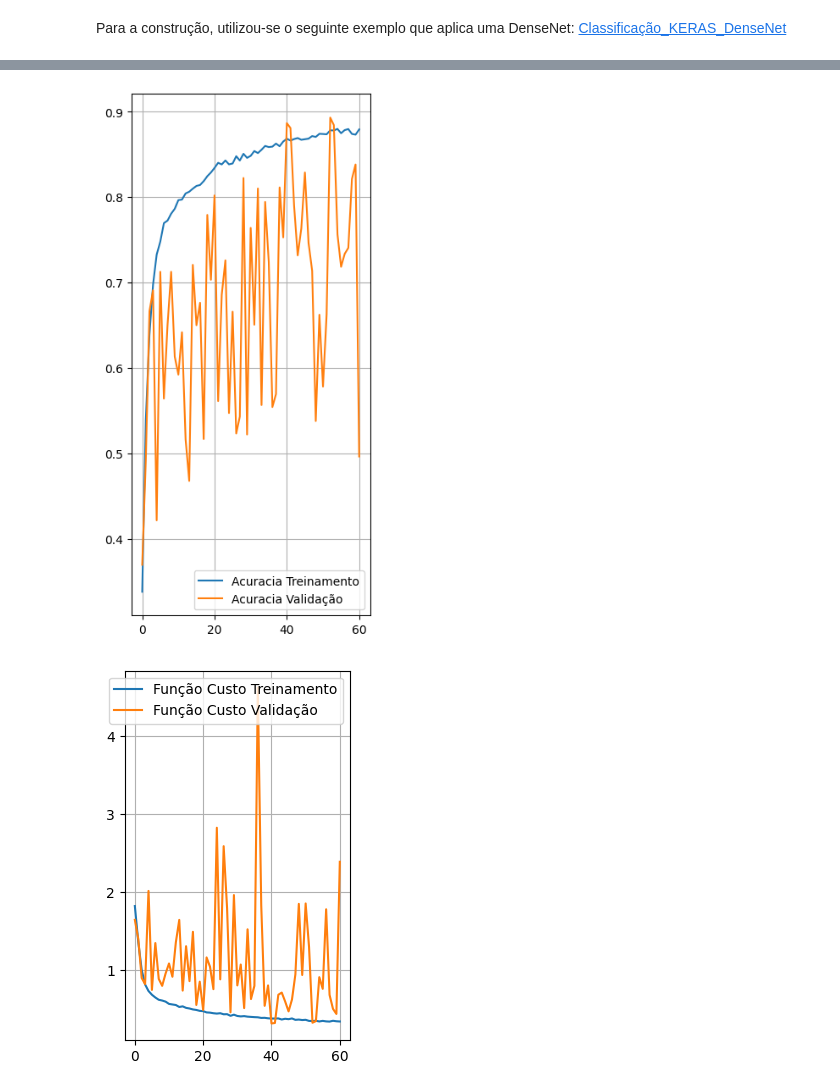
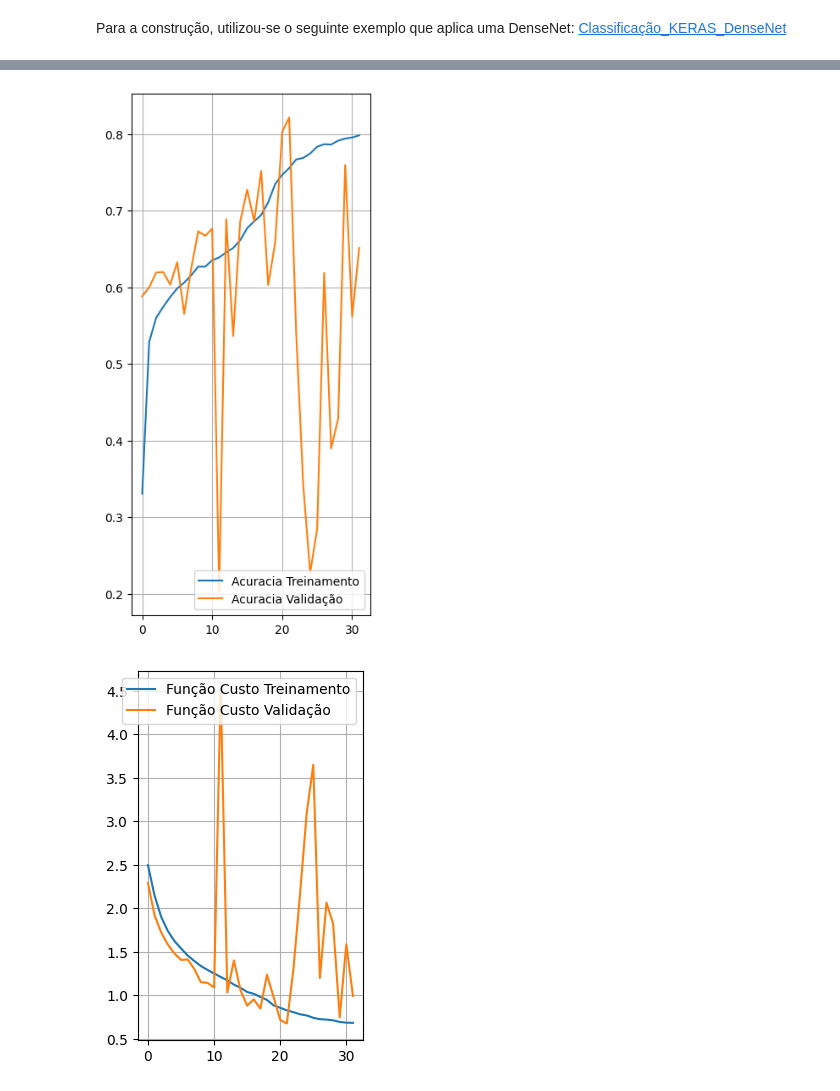
Before and after one commit to Jitesh193/IA048, a Jupyter notebook: EFC3/efc3_parte3_175867.ipynb, the cells around one changed output, grey strips where cells are left out. Saved outputs shown, nothing was run; the diff lists cells and outputs as text; code cells hidden in the pictures.

```diff
--- a/EFC3/efc3_parte3_175867.ipynb
+++ b/EFC3/efc3_parte3_175867.ipynb
@@ -87,7 +87,7 @@ def transition(inputs, num_filters, compression_factor, dropout_rate):
     x = tf.keras.layers.Activation('relu')(x)
     num_feature_maps = inputs.shape[1]
 
-    x = tf.keras.layers.Conv2D(np.floor(compression_factor * num_feature_maps).astype(np.int64), kernel_size=(1,1), use_bias=False, padding='same',kernel_initializer='he_normal' , kernel_regularizer=tf.keras.regularizers.l2( 1e-4 ) )(x)
+    x = tf.keras.layers.Conv2D(np.floor(compression_factor * num_feature_maps).astype(np.int64), kernel_size=(1,1), use_bias=False, padding='same',kernel_initializer='he_normal' , kernel_regularizer=tf.keras.regularizers.l2( 1e-2 ) )(x)
     x = tf.keras.layers.Dropout(rate=dropout_rate)(x)
     x = tf.keras.layers.AveragePooling2D(pool_size=(2,2))(x)
     return x
@@ -108,13 +108,13 @@ input_shape = (28,28,3)
 num_block = 2
 num_layer_pblock = 2
 growth_rate = 4
-dropout_rate = 0.4
-compression_factor = 0.5
+dropout_rate = 0.2
+compression_factor = 0.7
 
 num_filters = 8
 
 inputs = tf.keras.layers.Input(shape=input_shape)
-x = tf.keras.layers.Conv2D(num_filters, kernel_size=(3,3), use_bias=False, kernel_initializer='he_normal', kernel_regularizer=tf.keras.regularizers.l2(1e-4))(inputs)
+x = tf.keras.layers.Conv2D(num_filters, kernel_size=(3,3), use_bias=False, kernel_initializer='he_normal', kernel_regularizer=tf.keras.regularizers.l2(1e-2))(inputs)
 
 for i in range(num_block):
     x,num_filters = dense_blk(x, num_layer_pblock, num_filters, growth_rate, dropout_rate)
@@ -127,6 +127,6 @@ output = tf.keras.layers.Activation('softmax')(x)
 # %%
 model = tf.keras.models.Model(inputs, output)
 
-model.compile(loss=tf.keras.losses.SparseCategoricalCrossentropy(), optimizer='SGD', metrics=['acc'])
+model.compile(loss=tf.keras.losses.SparseCategoricalCrossentropy(), optimizer=tf.keras.optimizers.SGD(learning_rate=0.001,momentum=0.5), metrics=['acc'])
 model.summary()
 # %% [output]
@@ -179,8 +154,8 @@ Model: "functional_3"
 # %%
-batch_size = 16
+batch_size = 8
 epochs = 100
 
 # hist = model.fit(datagen.flow(TrainX_n, TrainY, batch_size=batch_size, seed=seed),epochs=epochs, batch_size=batch_size, validation_data=(ValX_n,ValY))
-hist = model.fit(TrainX_n,TrainY,epochs=epochs, batch_size=batch_size, validation_data=(ValX_n,ValY),callbacks=tf.keras.callbacks.EarlyStopping(monitor='val_loss', patience=20, restore_best_weights=True))
+hist = model.fit(TrainX_n,TrainY,epochs=epochs, batch_size=batch_size, validation_data=(ValX_n,ValY),callbacks=tf.keras.callbacks.EarlyStopping(monitor='val_loss', patience=10, restore_best_weights=True))
 # %% [output]
 Epoch 1/100
@@ -203,29 +178,29 @@ Epoch 61/100
 # %%
 acc = hist.history['acc']
 validation_acc = hist.history['val_acc']
 
 loss = hist.history['loss']
 val_loss = hist.history['val_loss']
 
-range_epochs = np.arange(61)
+range_epochs = np.arange(32)
 
 plt.figure(figsize=(8,8))
 plt.subplot(1,2,1)
 plt.plot(range_epochs,acc, label='Acuracia Treinamento')
 plt.plot(range_epochs,validation_acc, label='Acuracia Validação')
 plt.legend(loc='lower right')
 plt.grid(True)
 plt.show()
 
 plt.subplot(1,2,2)
 plt.plot(range_epochs,loss, label='Função Custo Treinamento')
 plt.plot(range_epochs,val_loss, label='Função Custo Validação')
 plt.legend(loc='upper right')
 plt.grid(True)
 plt.show()
 # %% [output]
-[figure, old version]
+[figure, new version]
-[figure, old version]
+[figure, new version]
 # %%
 import itertools
 #Plot the confusion matrix. Set Normalize = True/False
```
Also changed, not shown: parts of 8 cells of this notebook.
